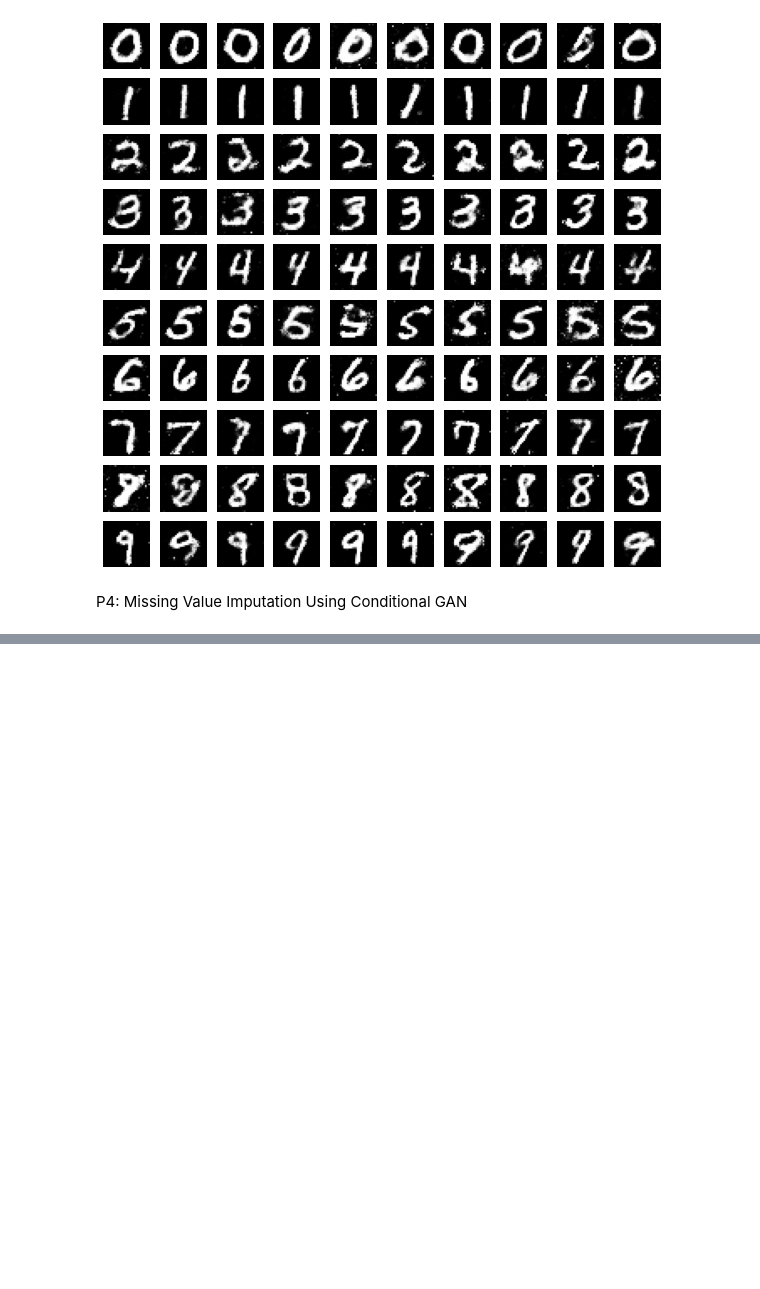
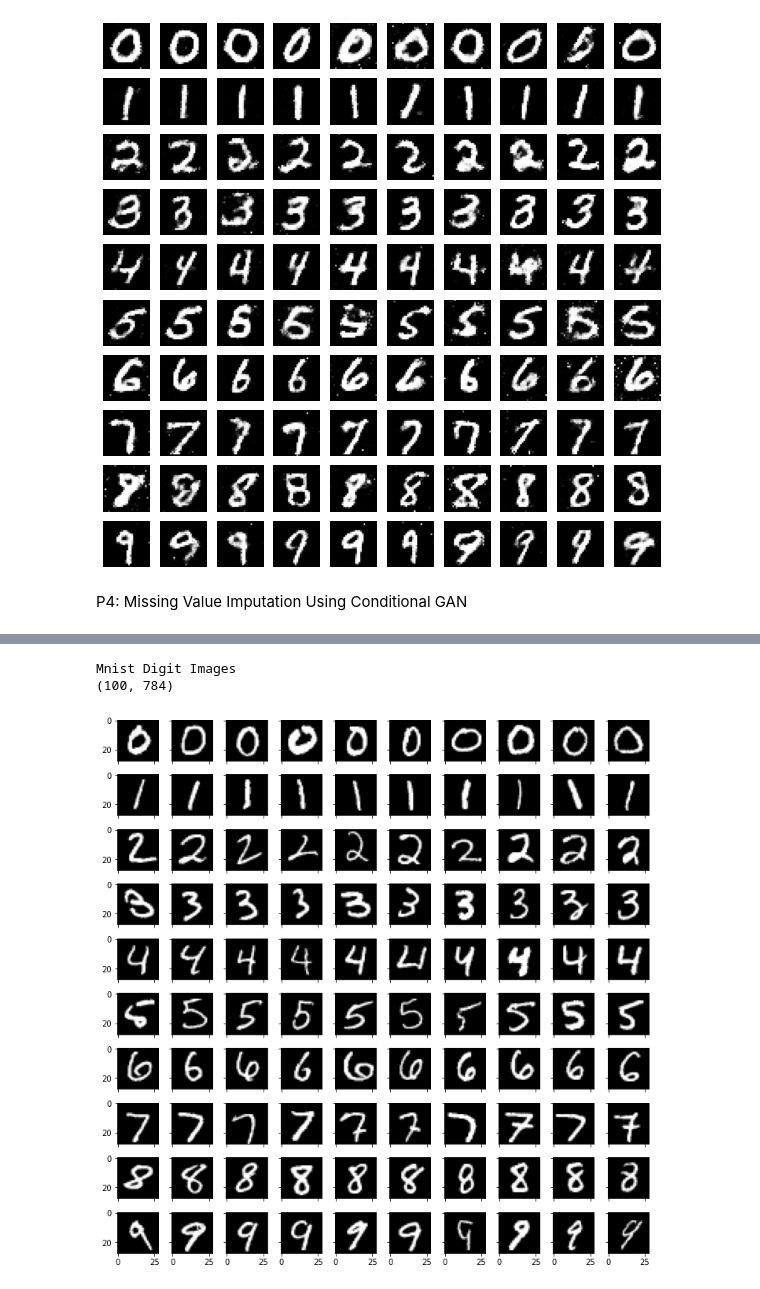
Before and after one commit to ram130849/Deep_Learning_Systems, a Jupyter notebook: TensorFlow/Ramki/E533_DLS_Assignment5.ipynb, the cells around one changed output, grey strips where cells are left out. Cells and saved outputs as stored; diff of their text form; code cells hidden in the pictures; blank space fills up the shorter version.

```diff
--- a/TensorFlow/Ramki/E533_DLS_Assignment5.ipynb
+++ b/TensorFlow/Ramki/E533_DLS_Assignment5.ipynb
@@ -739,0 +748,12 @@ P4: Missing Value Imputation Using Conditional GAN
+# %%
+(xtrain, y_train), (xtest, y_test) = tf.keras.datasets.mnist.load_data()
+xtrain_flatten = []
+for i  in range(xtrain.shape[0]):
+    xtrain_flatten.append(xtrain[i].flatten())
+xtrain = np.array(xtrain_flatten)
+xtest_flatten = []
+for j in range(xtest.shape[0]):
+    xtest_flatten.append(xtest[j].flatten())
+xtest = np.array(xtest_flatten)
+xtrain = (xtrain.astype("float32") - 127.5) / 127.5
+xtest = (xtest.astype("float32") - 127.5) / 127.5
@@ -739,0 +949,24 @@ P4: Missing Value Imputation Using Conditional GAN
+# %%
+result = []
+for i in range(10):
+  result.append(np.array(np.where(y_test == i)[0][:10]))
+
+final_array = np.concatenate(result, axis=0)
+# %%
+print("Mnist Digit Images")
+fig, axes = plt.subplots(10,10, figsize=(10,10), sharey=True, sharex=True)
+
+
+xtest_show = xtest[final_array]
+cnt = 0
+for i in range(10):
+  for j in range(10):
+    ax = axes[i,j]
+    ax.imshow(xtest_show[cnt].reshape(28,28), cmap='gray')
+    cnt+= 1
+fig.tight_layout()
+plt.show()
+# %% [output]
+Mnist Digit Images
+(100, 784)
+[figure, added]
```
Also changed, not shown: parts of 19 cells of this notebook.
